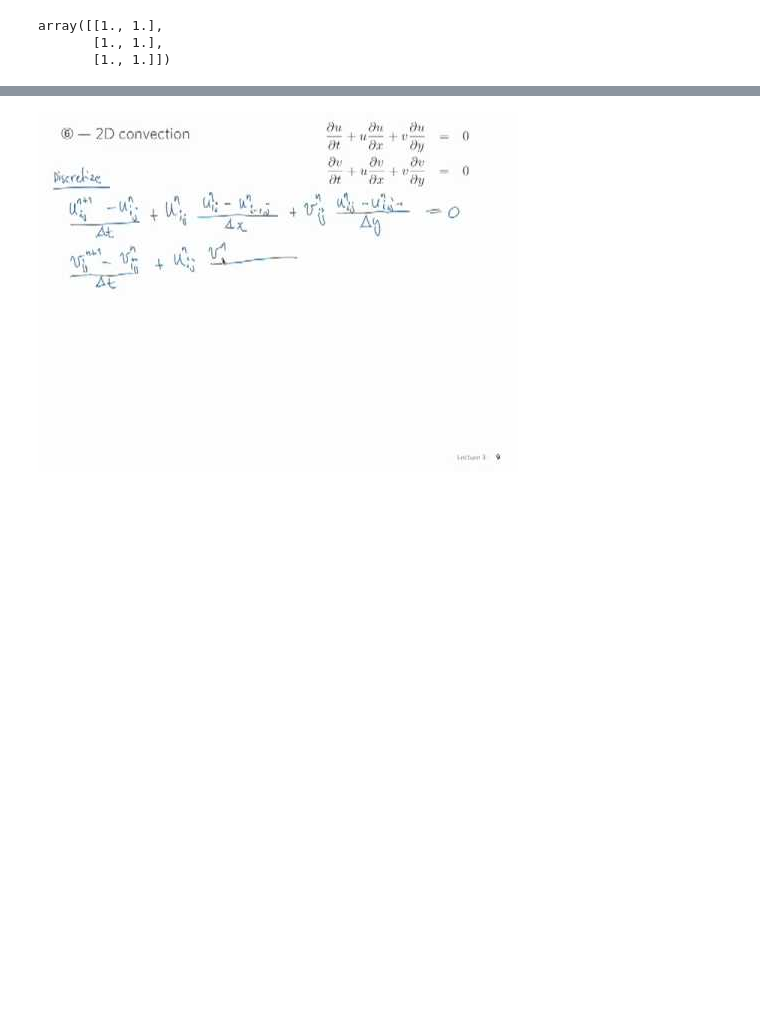
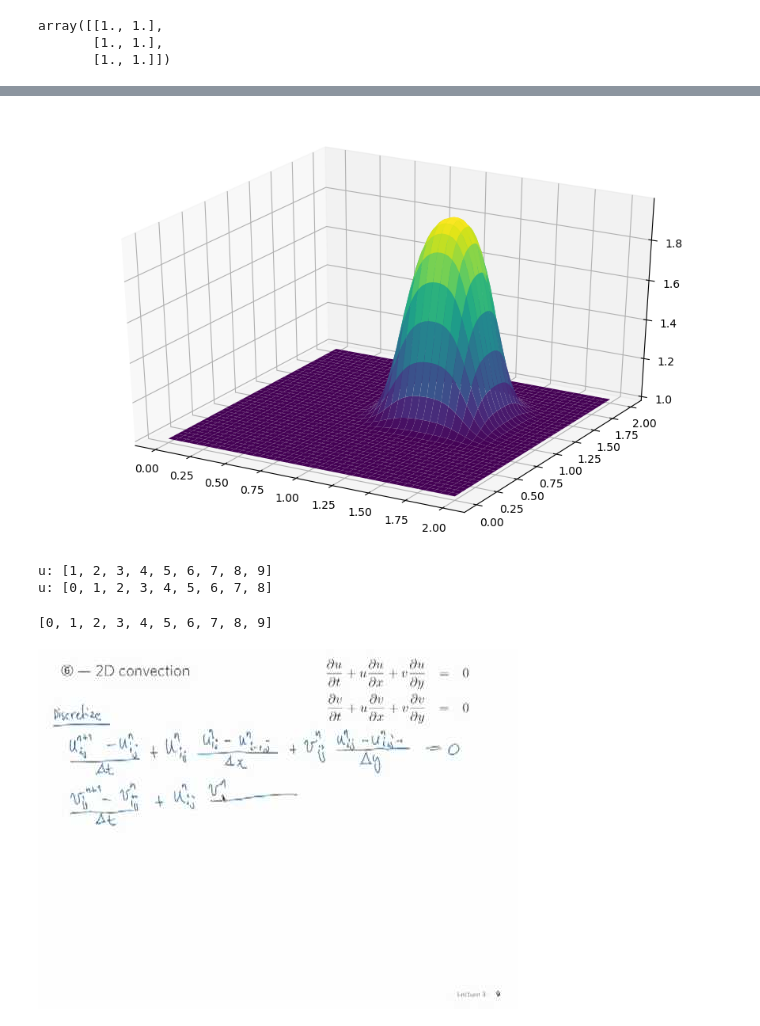
Before and after one commit to 12YTC09/NS, a Jupyter notebook: ns07.ipynb, the cells around one changed output, grey strips where cells are left out. Drawn from its saved outputs; the diff is of its cells as text; code cells hidden in the pictures; blank space fills up the shorter version.

```diff
--- a/ns07.ipynb
+++ b/ns07.ipynb
@@ -85,3 +145,57 @@ surf2 = ax.plot_surface(X, Y, u[:])
+# %%
+#Array operations
+from mpl_toolkits.mplot3d import Axes3D
+
+import numpy
+from matplotlib import pyplot,cm
+%matplotlib inline
+
+
+#variable declarations
+nx = 81  #X
+ny = 81  #y
+
+nt = 100 #time
+
+c =1
+dx = 2 / (nx -1)
+dy = 2 / (ny -1)
+
+sigma = .2
+dt =sigma * dx
+
+x = numpy.linspace(0,2,nx)
+y = numpy.linspace(0,2,ny)
+
+u = numpy.ones((ny,nx))
+
+u[int(.5/dy):int(1/dy+1),int(.5/dx):int(1/dx+1)] = 2
+
+for n in range(nt+1):  #loop across number of time steps
+    un = u.copy()
+    u[1:,1:] = (un[1:,1:] - (c * dt /dx *(un[1:,1:] -un[1:,:-1]))-
+                            (c * dt /dy *(un[1:,1:] -un[:-1,1:])))
+    u[0, :] =1
+    u[-1,:] = 1
+    u[:,0] = 1
+    u[:,-1] = 1
+
+fig = pyplot.figure(figsize=(11, 7), dpi=100)
+ax = fig.gca(projection='3d')
+surf2 = ax.plot_surface(X, Y, u[:], cmap=cm.viridis)
+# %% [output]
+[figure, added]
+# %%
+
+u = list(range(10))
+print('u:',u[1:])
+print('u:',u[:-1])
+u
+list(range(0,10))
+# %% [output]
+u: [1, 2, 3, 4, 5, 6, 7, 8, 9]
+u: [0, 1, 2, 3, 4, 5, 6, 7, 8]
+[0, 1, 2, 3, 4, 5, 6, 7, 8, 9]
 # %%
 
 from IPython.display import YouTubeVideo
```
Also changed, not shown: parts of 4 cells of this notebook.
